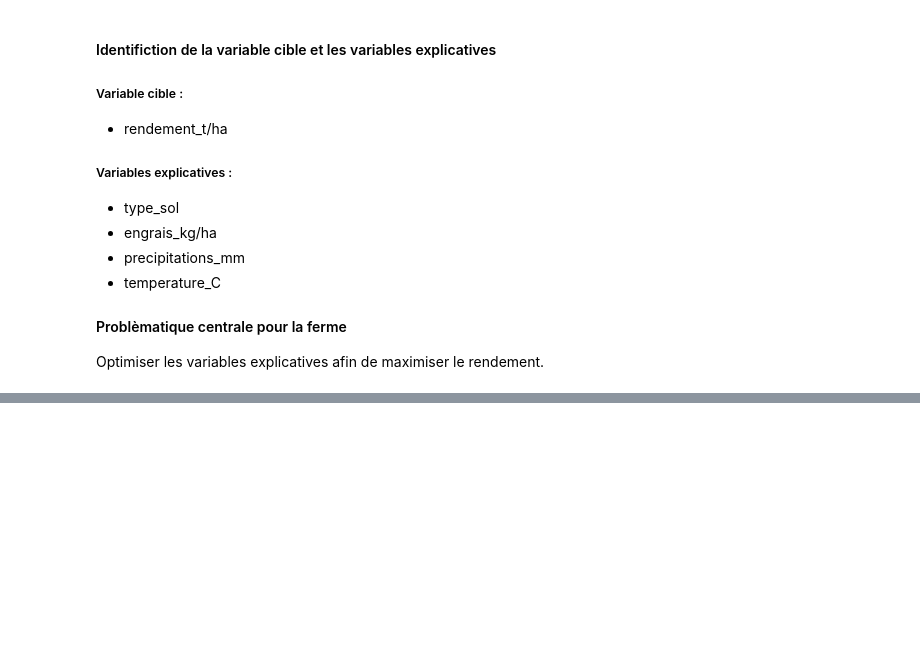
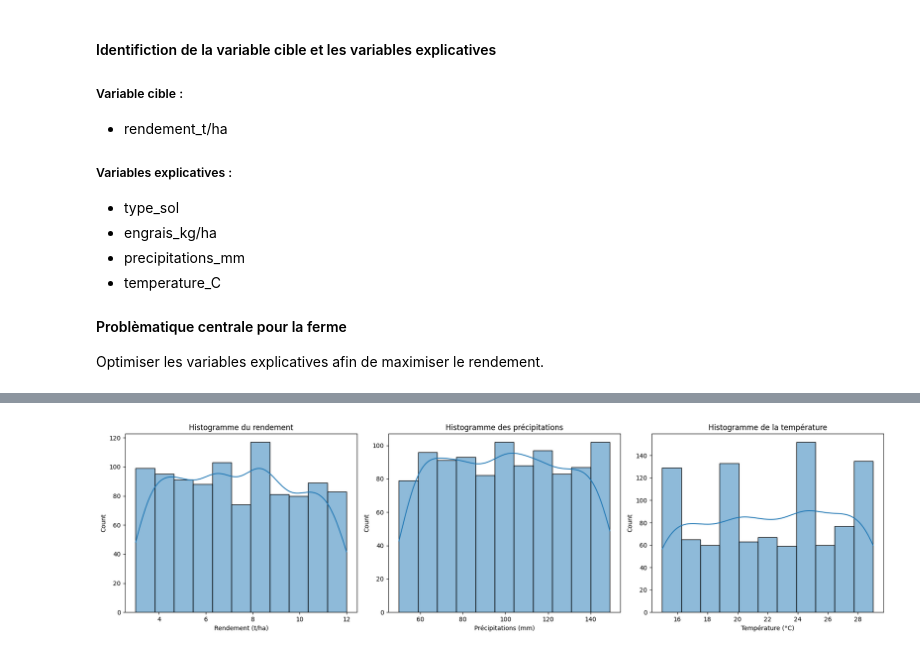
Before and after one commit to GowshiganS/DataScience-Projects, a Jupyter notebook: Projet_Ferme/Analyse_probleme_culture.ipynb, the cells around one changed output, grey strips where cells are left out. Saved outputs shown, nothing was run; the diff lists cells and outputs as text; code cells hidden in the pictures; blank space fills up the shorter version.

```diff
--- a/Projet_Ferme/Analyse_probleme_culture.ipynb
+++ b/Projet_Ferme/Analyse_probleme_culture.ipynb
@@ -28,0 +65,11 @@ Optimiser les variables explicatives afin de maximiser le rendement.
+# %%
+import numpy as np
+import pandas as pd
+import matplotlib.pyplot as plt
+import seaborn as sns
+
+file_path= './Projet_Ferme/rendement_mais.csv'
+df= pd.read_csv(file_path)
+
+
+df.head()
@@ -28,0 +83,19 @@ Optimiser les variables explicatives afin de maximiser le rendement.
+# %%
+# Création des histogrammes
+fig1, axes = plt.subplots(1, 3, figsize=(18, 5))
+sns.histplot(df["RENDEMENT_T_HA"], kde=True, ax=axes[0])
+axes[0].set_title("Histogramme du rendement")
+axes[0].set_xlabel("Rendement (t/ha)")
+
+sns.histplot(df["PRECIPITATIONS_MM"], kde=True, ax=axes[1])
+axes[1].set_title("Histogramme des précipitations")
+axes[1].set_xlabel("Précipitations (mm)")
+
+sns.histplot(df["TEMPERATURE_C"], kde=True, ax=axes[2])
+axes[2].set_title("Histogramme de la température")
+axes[2].set_xlabel("Température (°C)")
+
+plt.tight_layout()
+plt.show()
+# %% [output]
+[figure, added]
```
Also changed, not shown: parts of 14 cells of this notebook, 1 other file.
